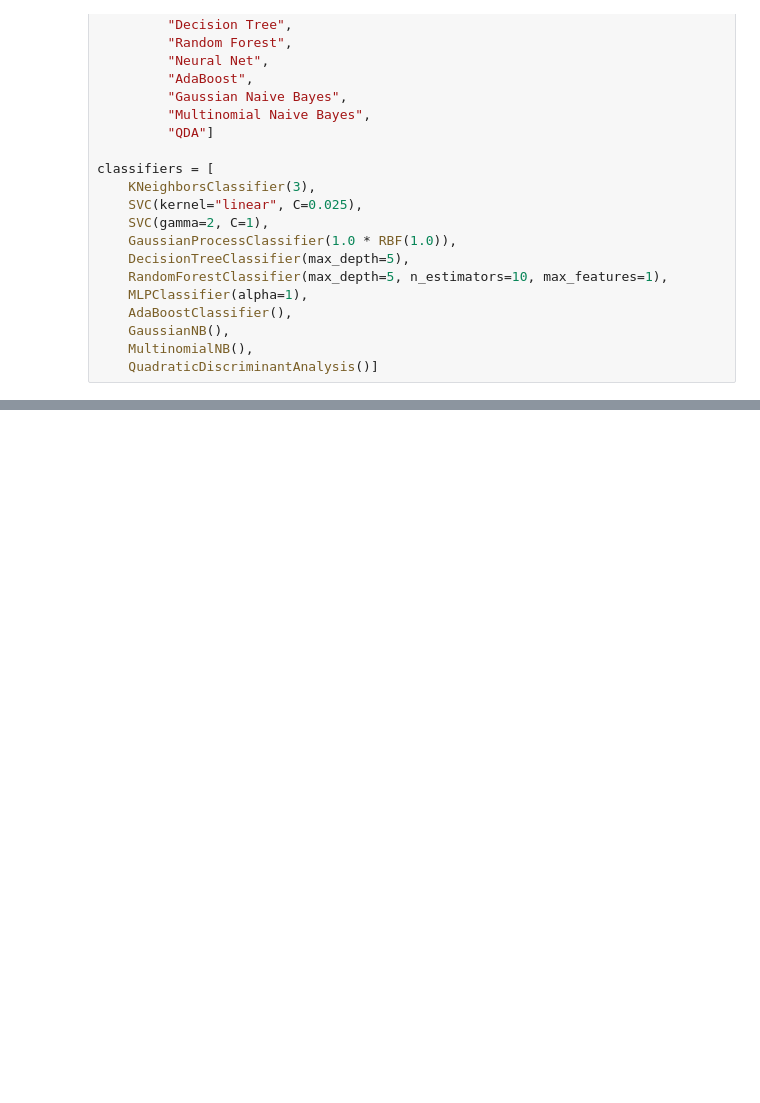
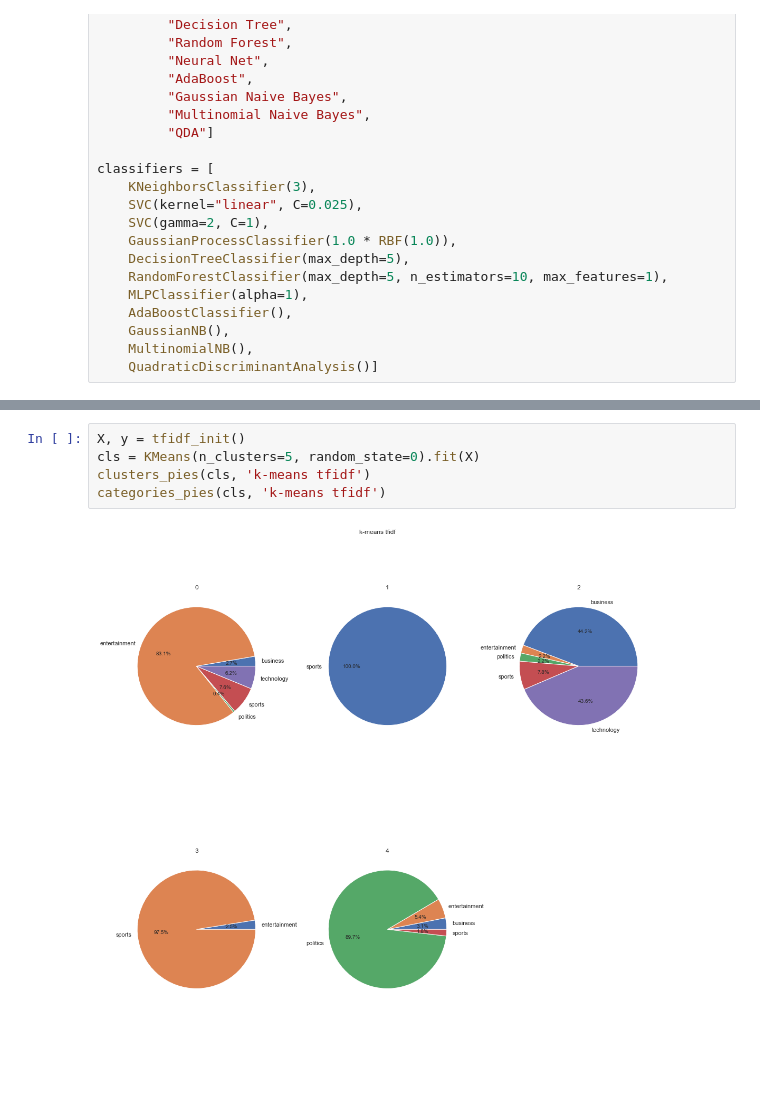
Before and after one commit to mkuzmik/text-categorization, a Jupyter notebook: notebooks/visualization.ipynb, the cells around one changed output, grey strips where cells are left out. Saved outputs shown, nothing was run; the diff lists cells and outputs as text; blank space fills up the shorter version.

```diff
--- a/notebooks/visualization.ipynb
+++ b/notebooks/visualization.ipynb
@@ -211,0 +362,7 @@ plt.show()
+# %%
+X, y = tfidf_init()
+cls = KMeans(n_clusters=5, random_state=0).fit(X)
+clusters_pies(cls, 'k-means tfidf')
+categories_pies(cls, 'k-means tfidf')
+# %% [output]
+[figure, added]
```
Also changed, not shown: parts of 14 cells of this notebook, 7 other files.
